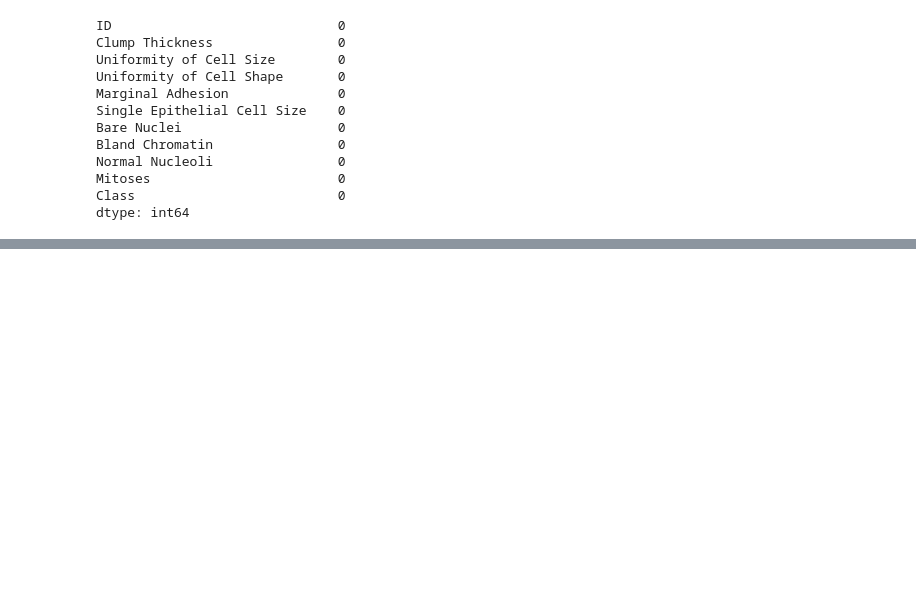
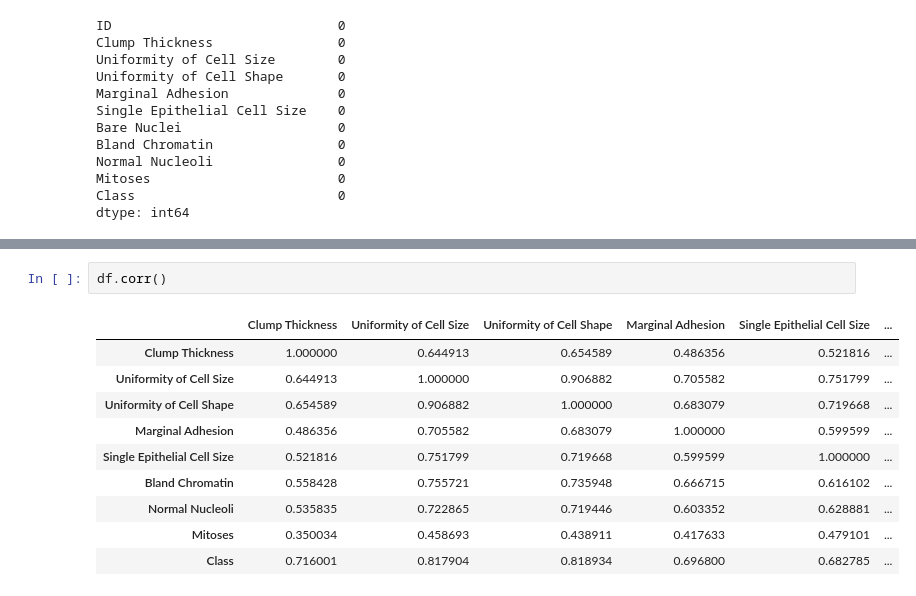
Before and after one commit to tshepojrampai/breast_cancer_prediction, a Jupyter notebook: breast_cancer_prediction.ipynb, the cells around one changed output, grey strips where cells are left out. Cells and saved outputs as stored; diff of their text form; blank space fills up the shorter version.

```diff
--- a/breast_cancer_prediction.ipynb
+++ b/breast_cancer_prediction.ipynb
@@ -79,0 +80,13 @@ sns.heatmap(df.corr())
+# %%
+df.corr()
+# %% [output]
+|  | Clump Thickness | Uniformity of Cell Size | Uniformity of Cell Shape | Marginal Adhesion | Single Epithelial Cell Size | ... |
+| Clump Thickness | 1.000000 | 0.644913 | 0.654589 | 0.486356 | 0.521816 | ... |
+| Uniformity of Cell Size | 0.644913 | 1.000000 | 0.906882 | 0.705582 | 0.751799 | ... |
+| Uniformity of Cell Shape | 0.654589 | 0.906882 | 1.000000 | 0.683079 | 0.719668 | ... |
+| Marginal Adhesion | 0.486356 | 0.705582 | 0.683079 | 1.000000 | 0.599599 | ... |
+| Single Epithelial Cell Size | 0.521816 | 0.751799 | 0.719668 | 0.599599 | 1.000000 | ... |
+| Bland Chromatin | 0.558428 | 0.755721 | 0.735948 | 0.666715 | 0.616102 | ... |
+| Normal Nucleoli | 0.535835 | 0.722865 | 0.719446 | 0.603352 | 0.628881 | ... |
+| Mitoses | 0.350034 | 0.458693 | 0.438911 | 0.417633 | 0.479101 | ... |
+| Class | 0.716001 | 0.817904 | 0.818934 | 0.696800 | 0.682785 | ... |
```
Also changed, not shown: parts of 3 cells of this notebook.
